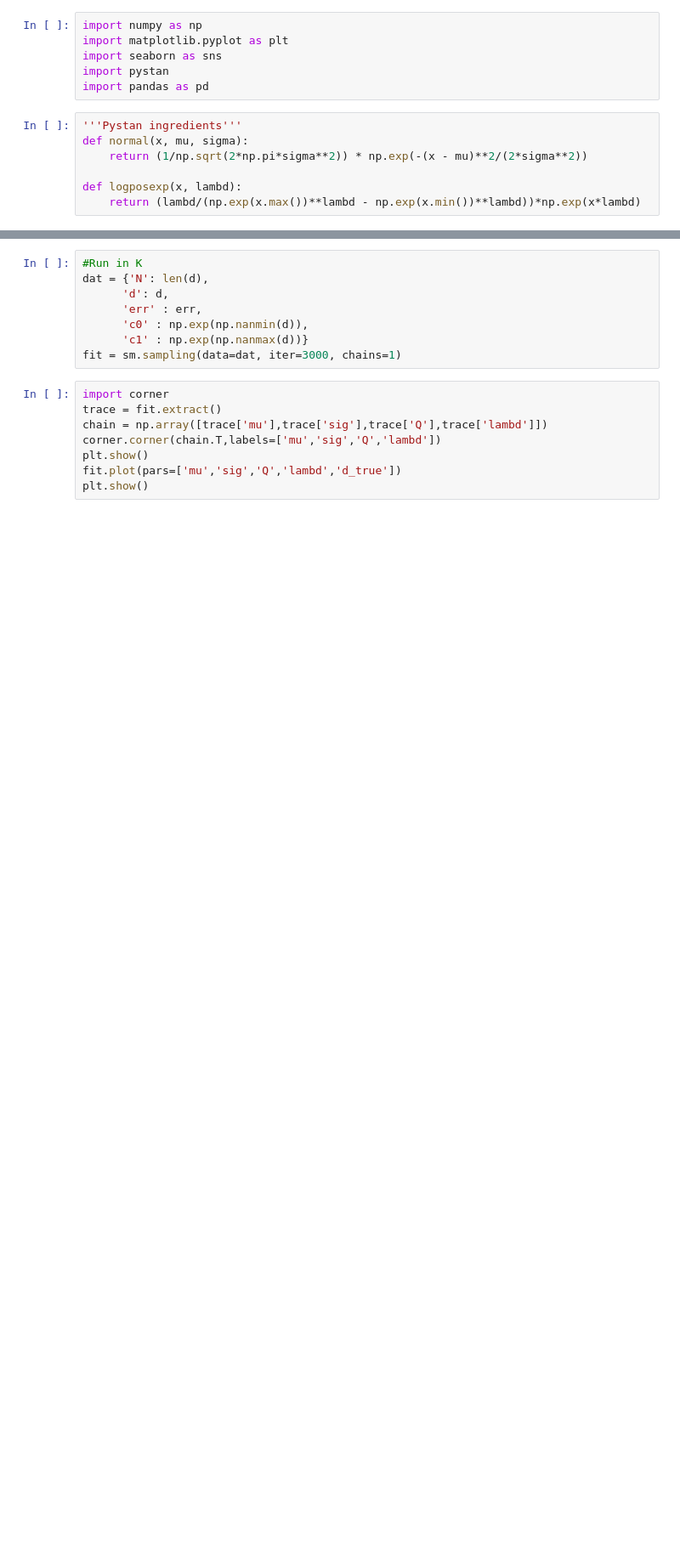
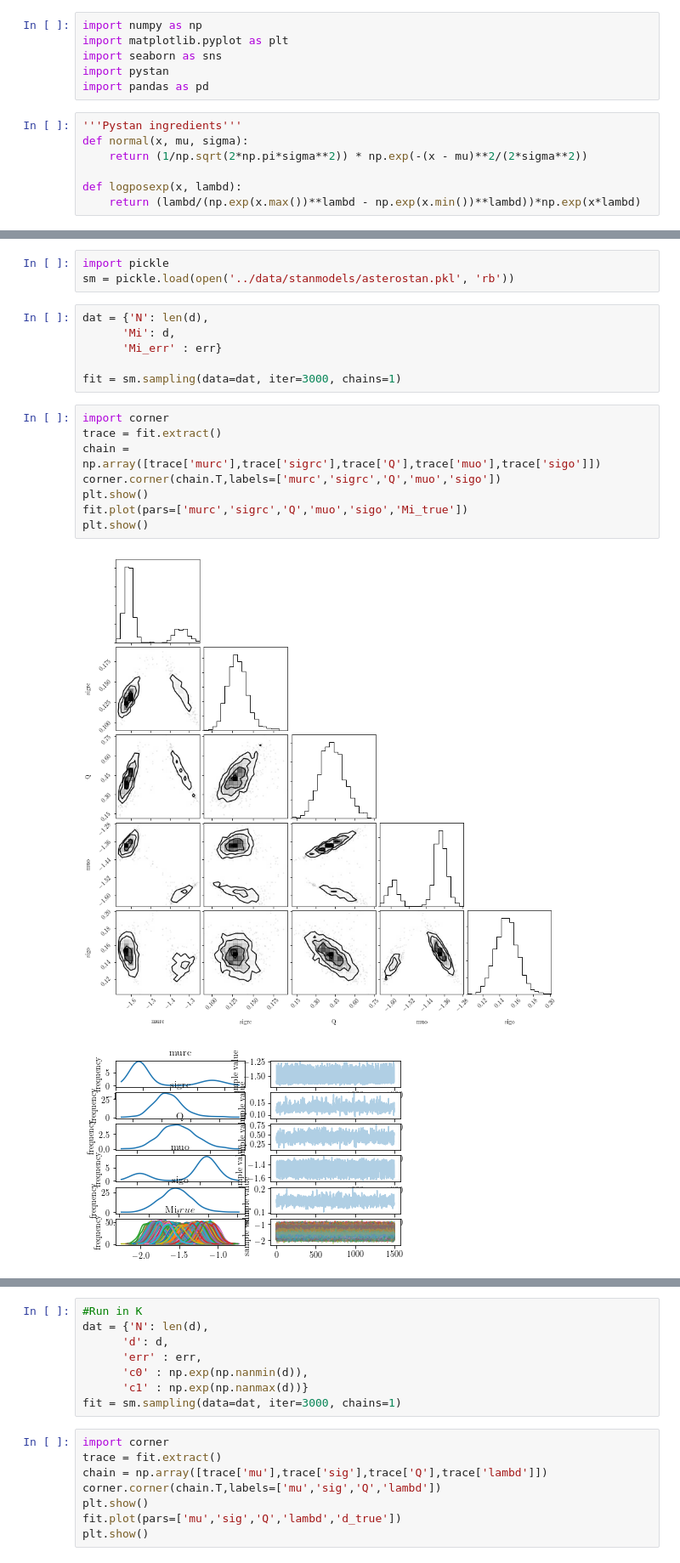
Before and after one commit to ojhall94/GAIA, a Jupyter notebook: hbmm_tri.ipynb, the cells around one changed output, grey strips where cells are left out. Shown: that part at 85% size. Cells and saved outputs as stored; diff of their text form; blank space fills up the shorter version.

```diff
--- a/hbmm_tri.ipynb
+++ b/hbmm_tri.ipynb
@@ -13,0 +60,20 @@ def logposexp(x, lambd):
+# %%
+import pickle
+sm = pickle.load(open('../data/stanmodels/asterostan.pkl', 'rb'))
+# %%
+dat = {'N': len(d),
+      'Mi': d,
+      'Mi_err' : err}
+
+fit = sm.sampling(data=dat, iter=3000, chains=1)
+# %%
+import corner
+trace = fit.extract()
+chain = np.array([trace['murc'],trace['sigrc'],trace['Q'],trace['muo'],trace['sigo']])
+corner.corner(chain.T,labels=['murc','sigrc','Q','muo','sigo'])
+plt.show()
+fit.plot(pars=['murc','sigrc','Q','muo','sigo','Mi_true'])
+plt.show()
+# %% [output]
+[figure, added]
+[figure, added]
```
Also changed, not shown: parts of 11 cells of this notebook, 3 other files.
